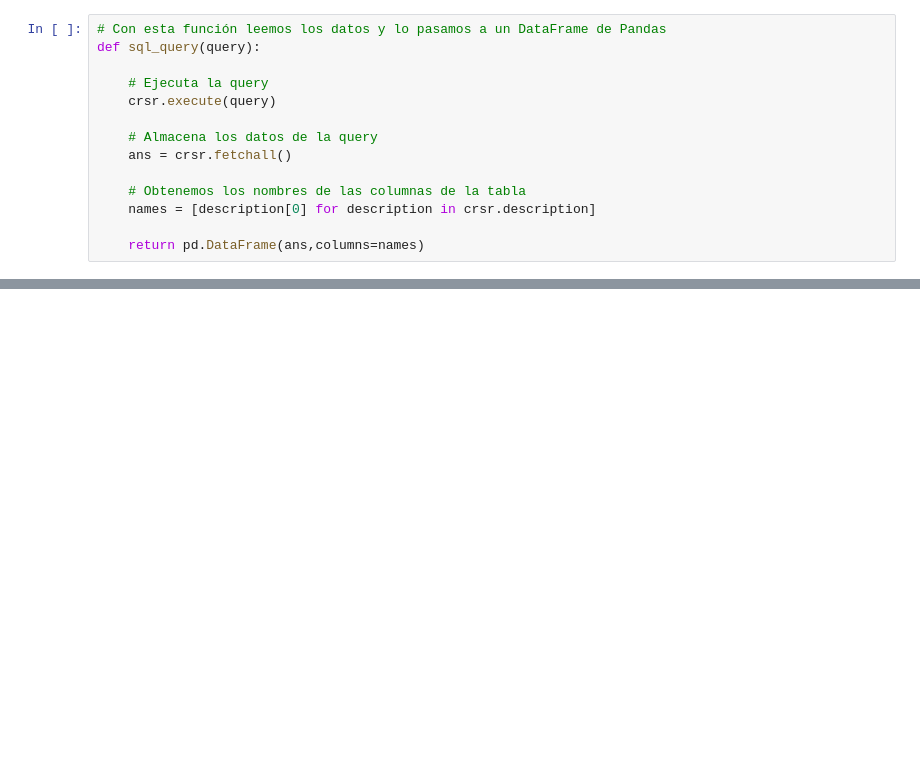
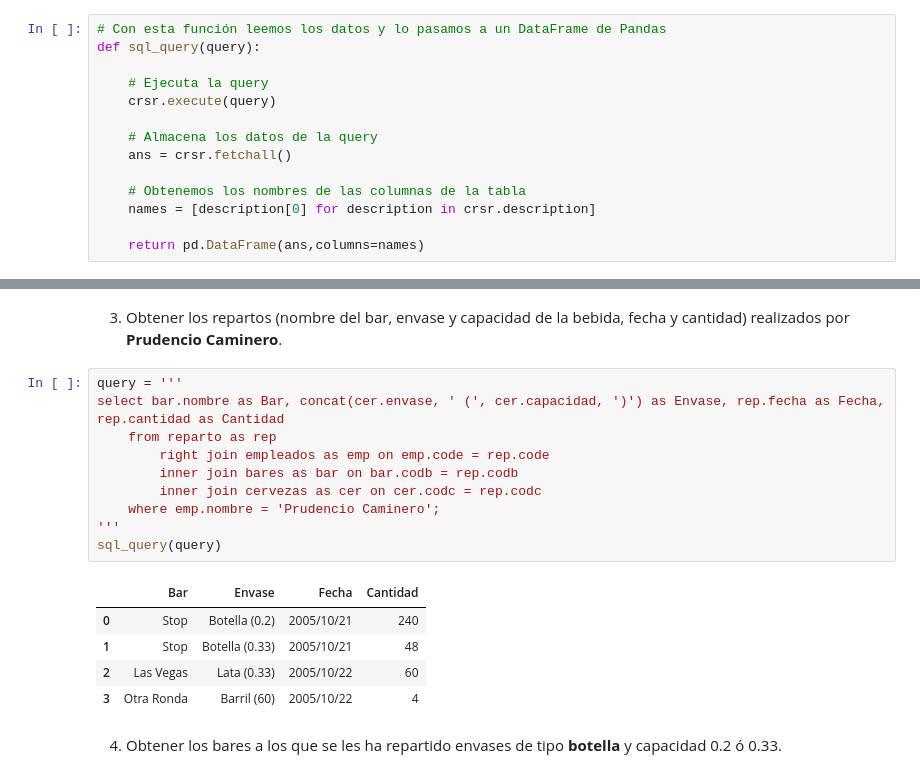
Before and after one commit to urkomen/2026-02-BILBAO-FT-Data-Science, a Jupyter notebook: 2-Data_Analysis/8-BBDD/SQL/Teoria/SQL_Python/ejercicio/Ejercicio SQL crear DDBB_urko.ipynb, the cells around one changed output, grey strips where cells are left out. Cells and saved outputs as stored; diff of their text form; blank space fills up the shorter version.

```diff
--- a/2-Data_Analysis/8-BBDD/SQL/Teoria/SQL_Python/ejercicio/Ejercicio SQL crear DDBB_urko.ipynb
+++ b/2-Data_Analysis/8-BBDD/SQL/Teoria/SQL_Python/ejercicio/Ejercicio SQL crear DDBB_urko.ipynb
@@ -113,0 +210,20 @@ crsr.execute(query);
+# %% [markdown]
+3. Obtener los repartos (nombre del bar, envase y capacidad de la bebida, fecha y cantidad) realizados por **Prudencio Caminero**.
+# %%
+query = '''
+select bar.nombre as Bar, concat(cer.envase, ' (', cer.capacidad, ')') as Envase, rep.fecha as Fecha, rep.cantidad as Cantidad
+    from reparto as rep
+        right join empleados as emp on emp.code = rep.code
+        inner join bares as bar on bar.codb = rep.codb
+        inner join cervezas as cer on cer.codc = rep.codc
+    where emp.nombre = 'Prudencio Caminero';
+'''
+sql_query(query)
+# %% [output]
+|  | Bar | Envase | Fecha | Cantidad |
+| 0 | Stop | Botella (0.2) | 2005/10/21 | 240 |
+| 1 | Stop | Botella (0.33) | 2005/10/21 | 48 |
+| 2 | Las Vegas | Lata (0.33) | 2005/10/22 | 60 |
+| 3 | Otra Ronda | Barril (60) | 2005/10/22 | 4 |
+# %% [markdown]
+4. Obtener los bares a los que se les ha repartido envases de tipo **botella** y capacidad 0.2 ó 0.33.
```
Also changed, not shown: parts of 49 cells of this notebook, 2 other files.
